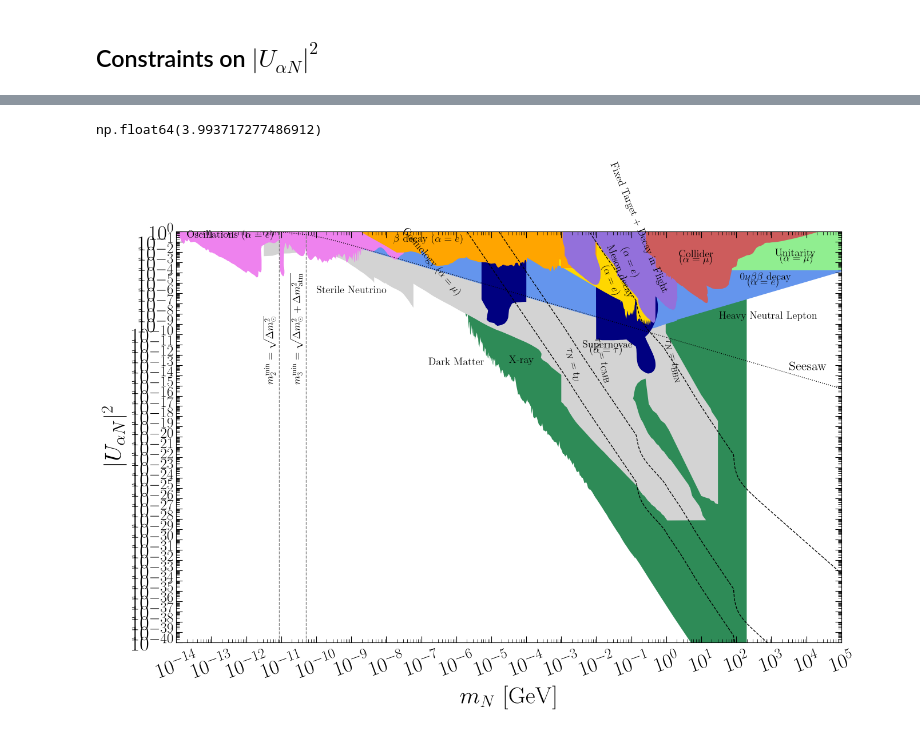
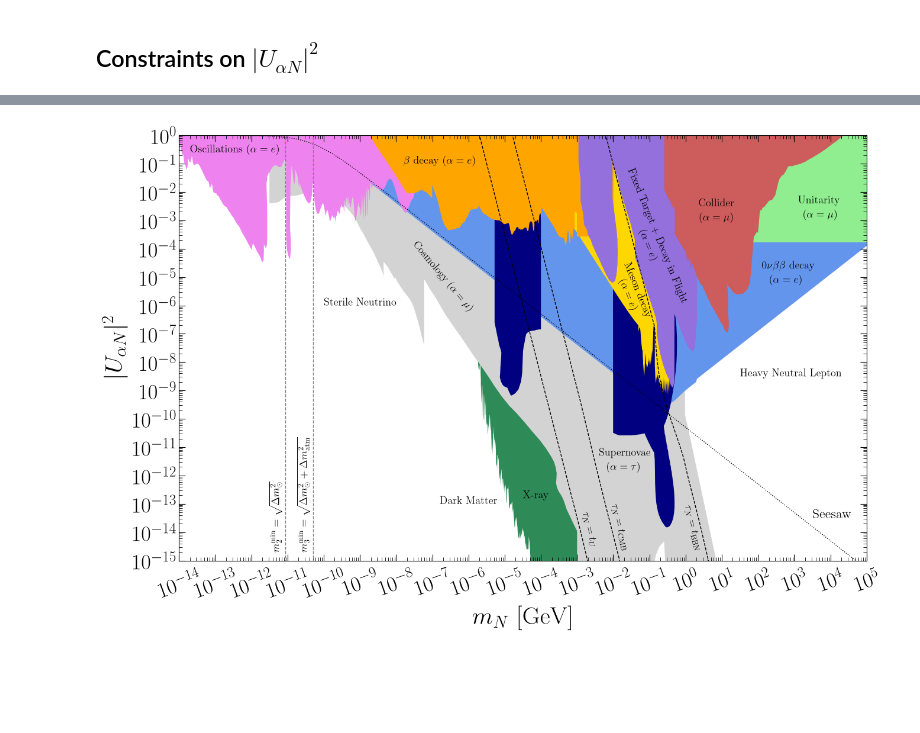
Before and after one commit to PatrickBolton/SterileNeutrinoConstraints, a Jupyter notebook: 4_summary.ipynb, the cells around one changed output, grey strips where cells are left out. Cells and saved outputs as stored; diff of their text form; code cells hidden in the pictures; blank space fills up the shorter version.

```diff
--- a/4_summary.ipynb
+++ b/4_summary.ipynb
@@ -40,11 +3,3 @@ array([[ -4.69687576, -11.40597441],
-# %%
-GF = 1.1663788e-5 # GeV^-2
-v = 1/np.sqrt(np.sqrt(2) * GF)
-ALPHA = 1/137.035999084
-
-Ga/(9 * GF**2 * ALPHA * mN**5/(64 * np.pi**4)) =  Usq
-# %% [output]
-np.float64(3.993717277486912)
 # %%
 import src.HNL as HNL
 
@@ -717,12 +672,12 @@ labels = {
 
 constraints = cosmo_constraints | Ovbb | supernovae | lab_constraints | labels
 # %%
-HNL.plot(y_min = 1e-40,lim_type = 'current', seesaw = True, DM_window = False, DM_lifetime=True,
+HNL.plot(lim_type = 'current', seesaw = True, DM_window = False, DM_lifetime=True,
          current_constraints=constraints,
          current_xray_constraints=x_ray,
          title = 'summary', ylabel = r'$|U_{\alpha N}|^2$', svfg = True, x_rot = 20);
 # %% [output]
-[figure, old version]
+[figure, new version]
 # %%
 import src.HNL as HNL
 
```
Also changed, not shown: parts of 4 cells of this notebook, 45 other files.
